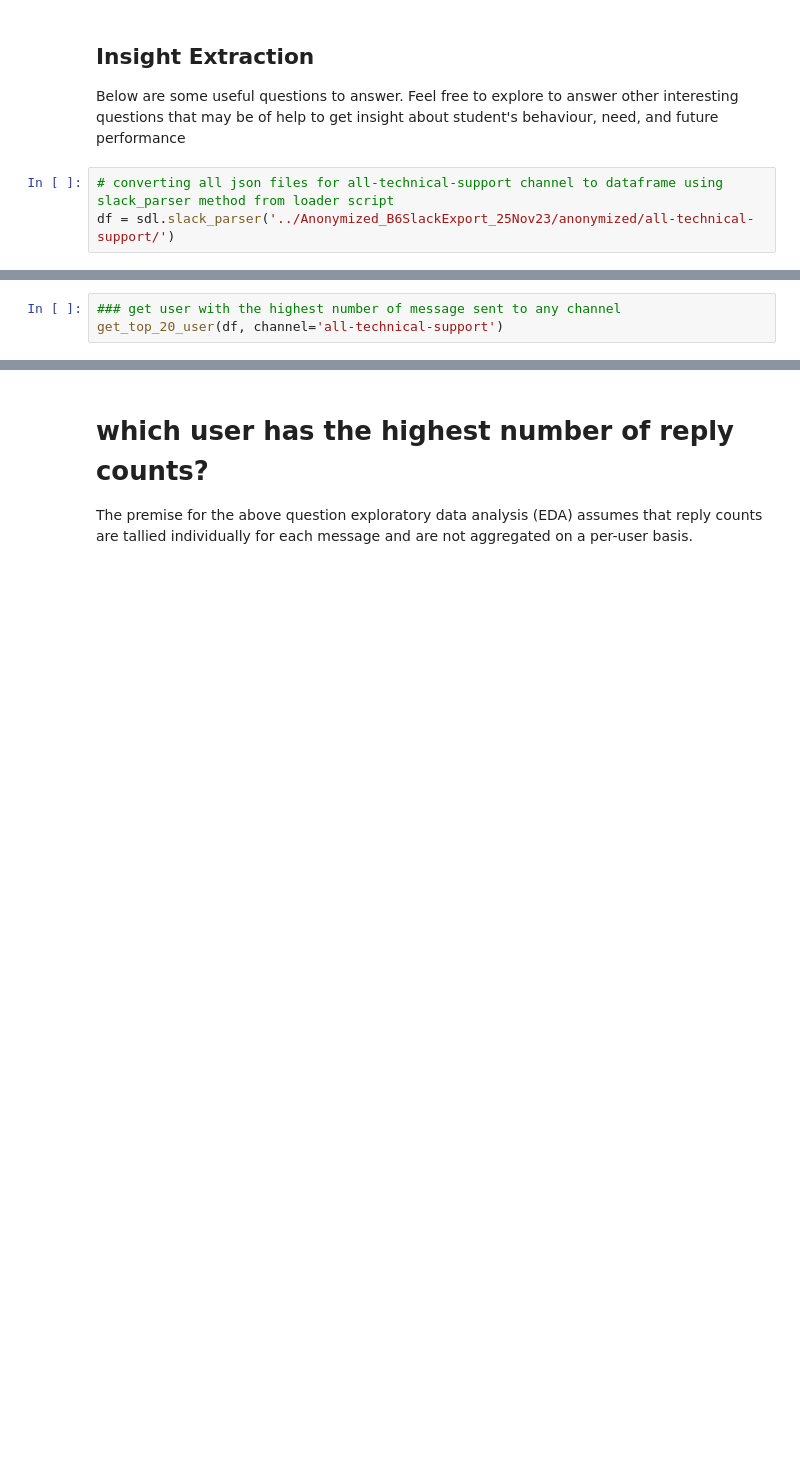
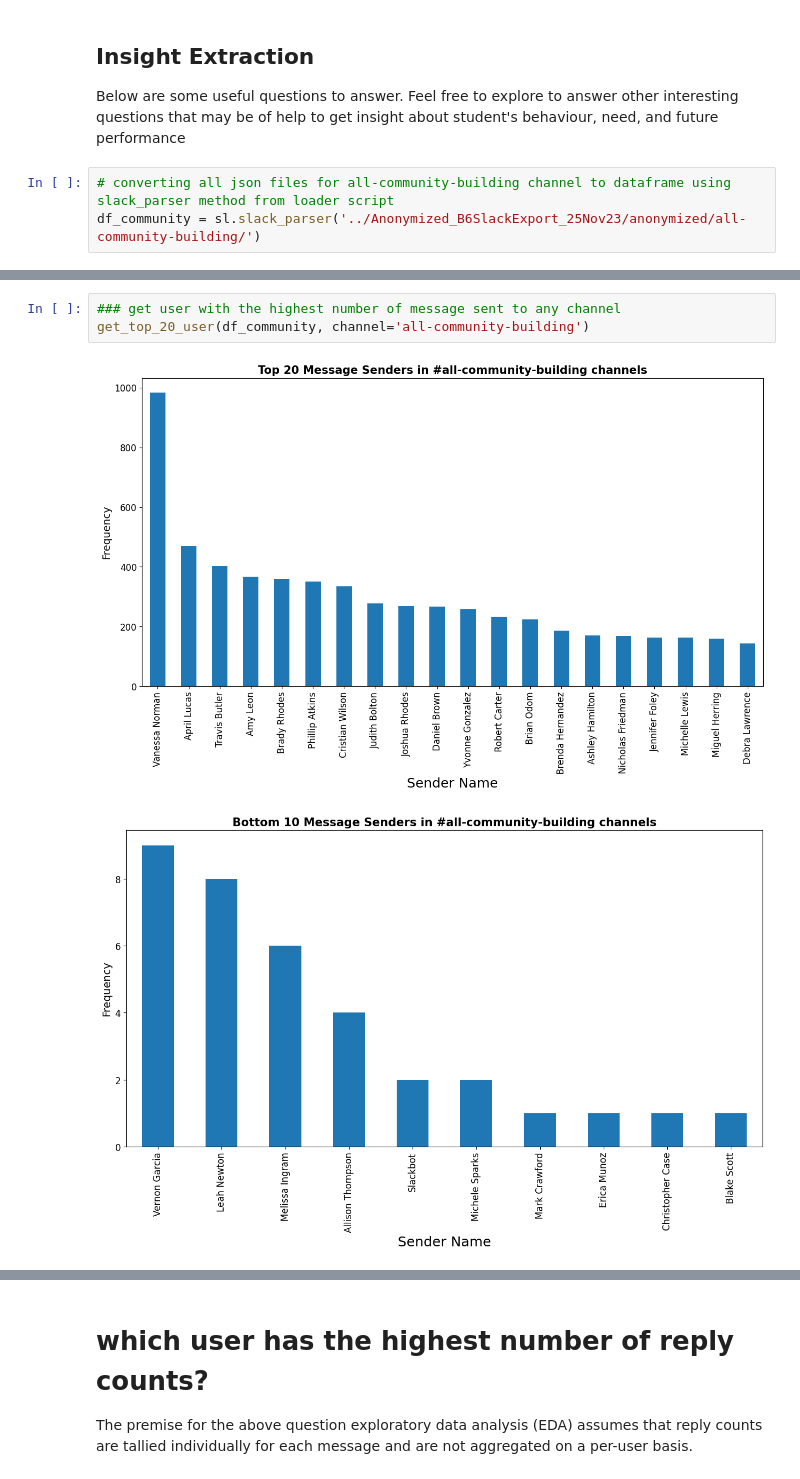
Before and after one commit to olaniSiyum/week0-starter-network-analysis, a Jupyter notebook: notebooks/parse_slack_data.ipynb, the cells around one changed output, grey strips where cells are left out. Drawn from its saved outputs; the diff is of its cells as text; blank space fills up the shorter version.

```diff
--- a/notebooks/parse_slack_data.ipynb
+++ b/notebooks/parse_slack_data.ipynb
@@ -139,6 +139,6 @@ def bottom_10_senders_eda(df):
 
 Below are some useful questions to answer. Feel free to explore to answer other interesting questions that may be of help to get insight about student's behaviour, need, and future performance
 # %%
-# converting all json files for all-technical-support channel to dataframe using slack_parser method from loader script
-df = sdl.slack_parser('../Anonymized_B6SlackExport_25Nov23/anonymized/all-technical-support/')
+# converting all json files for all-community-building channel to dataframe using slack_parser method from loader script
+df_community = sl.slack_parser('../Anonymized_B6SlackExport_25Nov23/anonymized/all-community-building/')
 # %%
@@ -148,5 +174,8 @@ df.info()
 # %%
 ### get user with the highest number of message sent to any channel
-get_top_20_user(df, channel='all-technical-support')
+get_top_20_user(df_community, channel='all-community-building')
+# %% [output]
+[figure, added]
+[figure, added]
 # %%
 # Average number of reply count per sender
```
Also changed, not shown: parts of 7 cells of this notebook.
